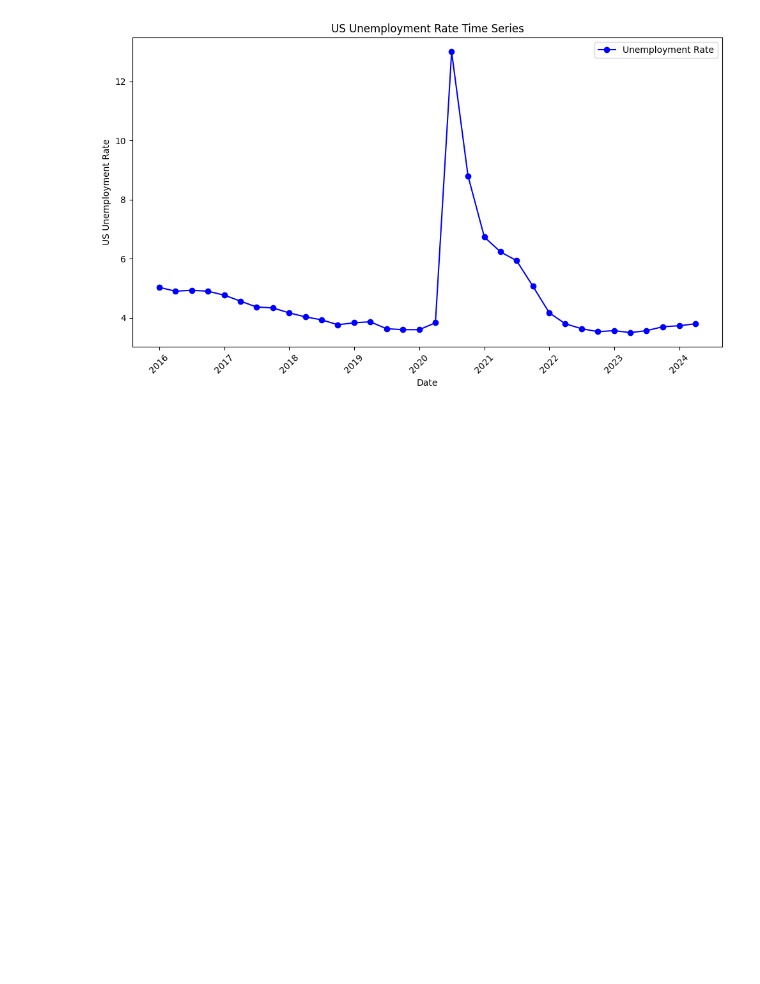
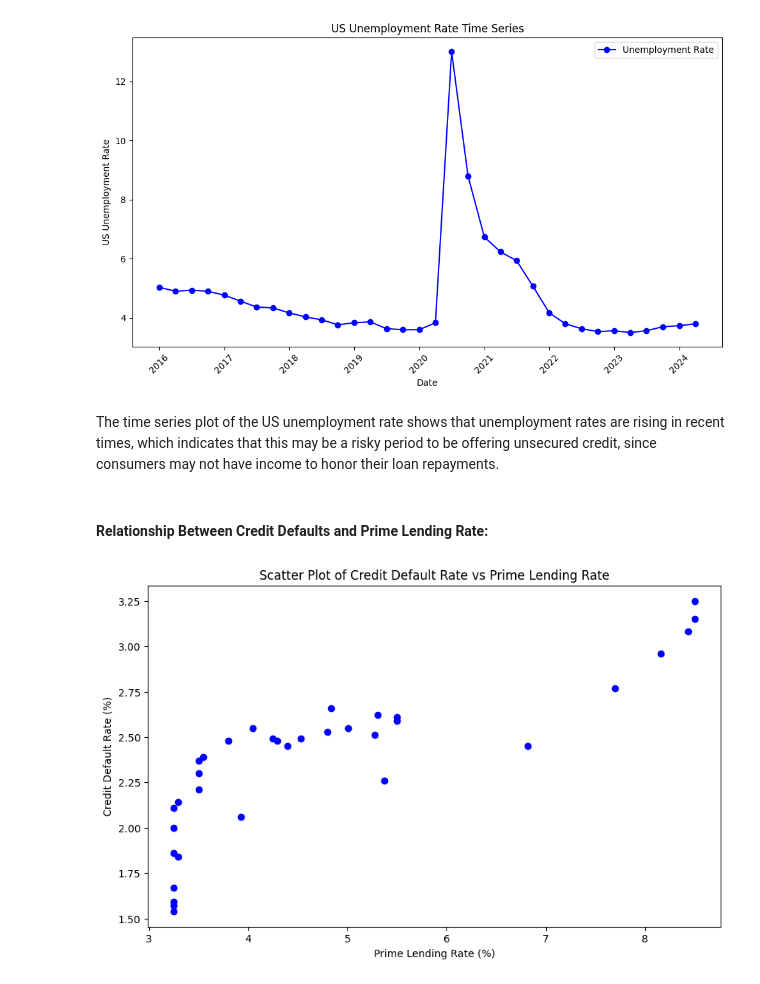
Before and after one commit to dylanvz95/WQU-FD-GWP, a Jupyter notebook: GWP1/DVZ_Step4_and_5.ipynb, the cells around one changed output. Saved outputs shown, nothing was run; the diff lists cells and outputs as text; code cells hidden in the pictures; blank space fills up the shorter version.

Commit message:
Added correlation graphs for unsecured credit.

```diff
--- a/GWP1/DVZ_Step4_and_5.ipynb
+++ b/GWP1/DVZ_Step4_and_5.ipynb
@@ -271,3 +281,22 @@ plt.tight_layout()  # Adjust layout to prevent clipping of labels
 plt.show()
 # %% [output]
 [figure]
+# %% [markdown]
+The time series plot of the US unemployment rate shows that unemployment rates are rising in recent times, which indicates that this may be a risky period to be offering unsecured credit, since consumers may not have income to honor their loan repayments.
+# %% [markdown]
+#### Relationship Between Credit Defaults and Prime Lending Rate:
+# %%
+# Create a scatter plot
+plt.figure(figsize=(10, 6))
+plt.scatter(combined_df['interest_rate'], combined_df['credit_default_rate'], color='blue', marker='o')
+
+# Add titles and labels
+plt.title('Scatter Plot of Credit Default Rate vs Prime Lending Rate')
+plt.xlabel('Prime Lending Rate (%)')
+plt.ylabel('Credit Default Rate (%)')
+plt.grid(visible=False)
+
+# Show the plot
+plt.show()
+# %% [output]
+[figure, added]
```
Also changed, not shown: parts of 9 cells of this notebook.
